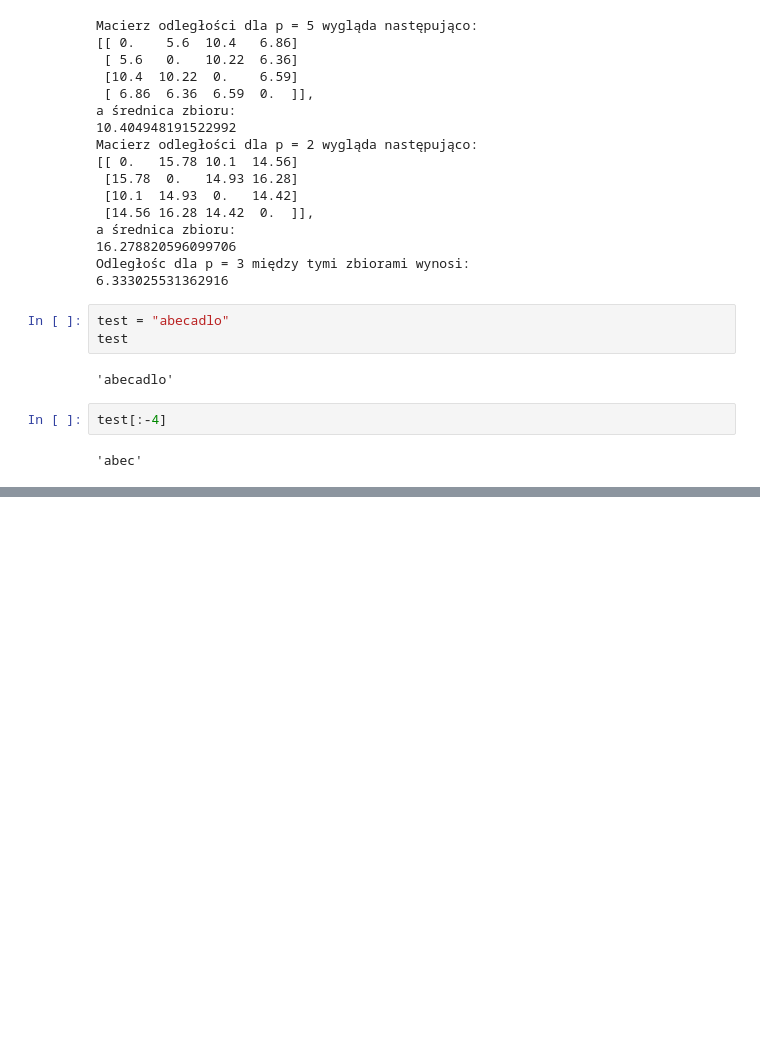
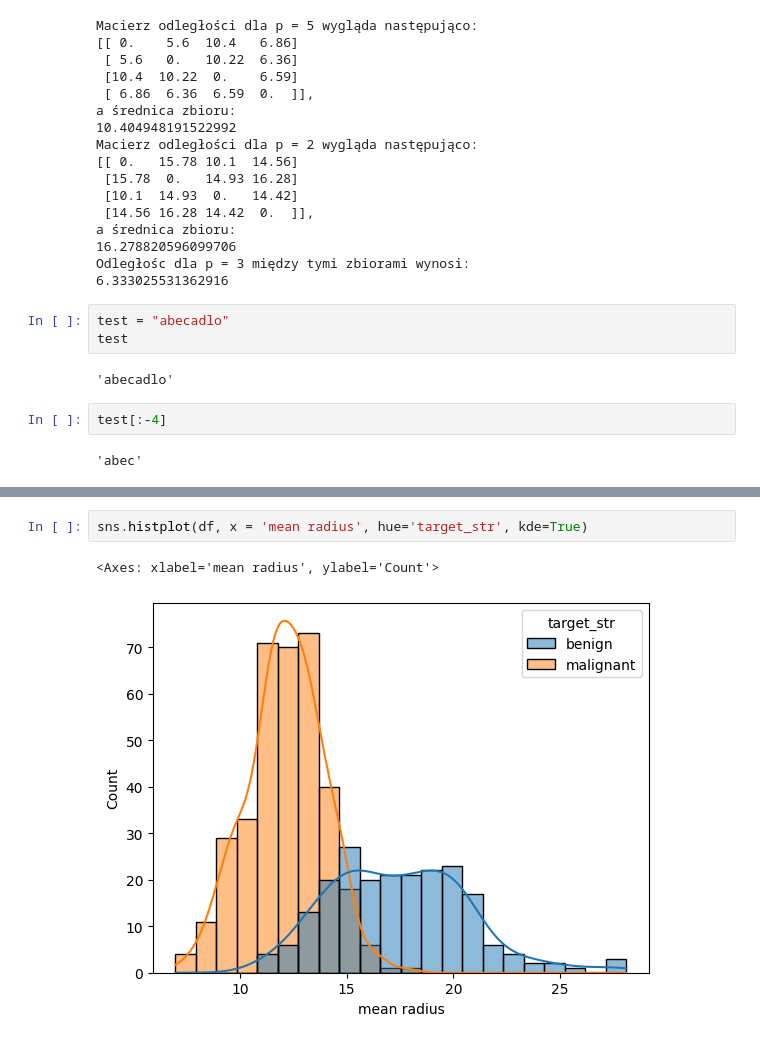
Before and after one commit to Qertal/KursStreamlit, a Jupyter notebook: main.ipynb, the cells around one changed output, grey strips where cells are left out. Drawn from its saved outputs; the diff is of its cells as text; blank space fills up the shorter version.

```diff
--- a/main.ipynb
+++ b/main.ipynb
@@ -73,0 +253,5 @@ test[:-4]
+# %%
+sns.histplot(df, x = 'mean radius', hue='target_str', kde=True)
+# %% [output]
+<Axes: xlabel='mean radius', ylabel='Count'>
+[figure, added]
```
Also changed, not shown: parts of 33 cells of this notebook, 1 other file.
